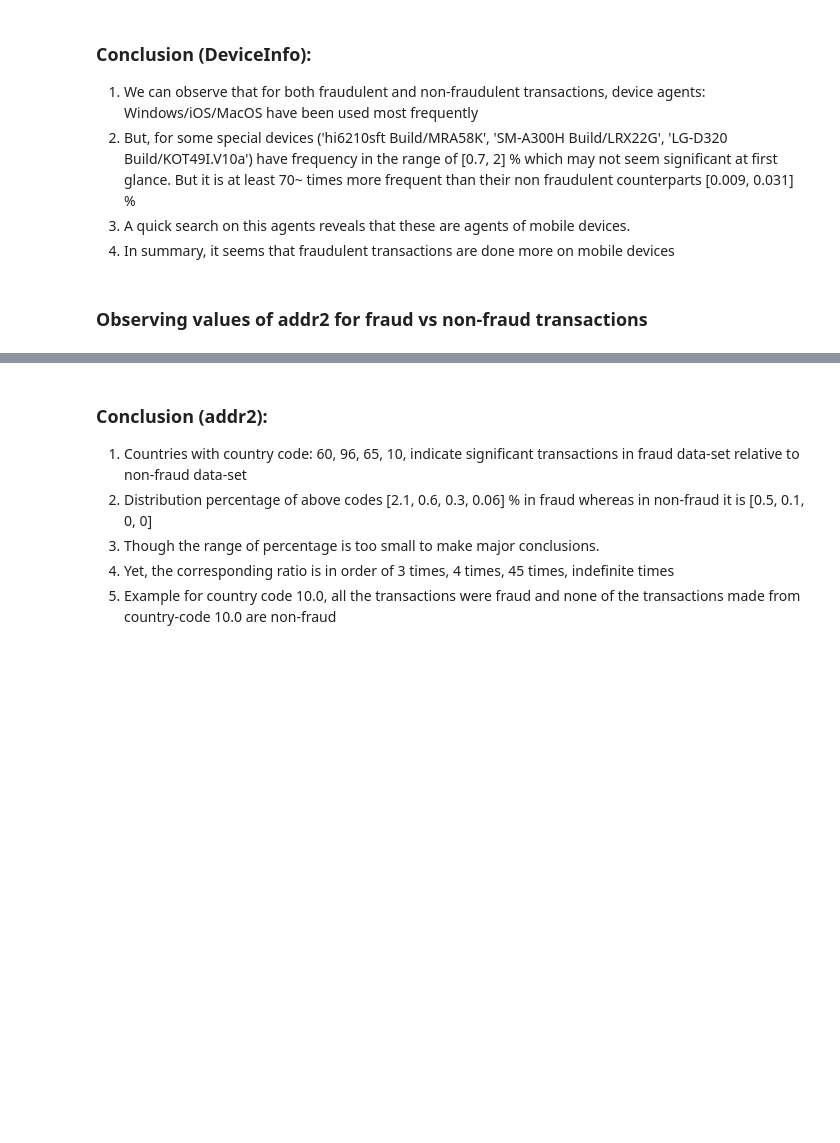
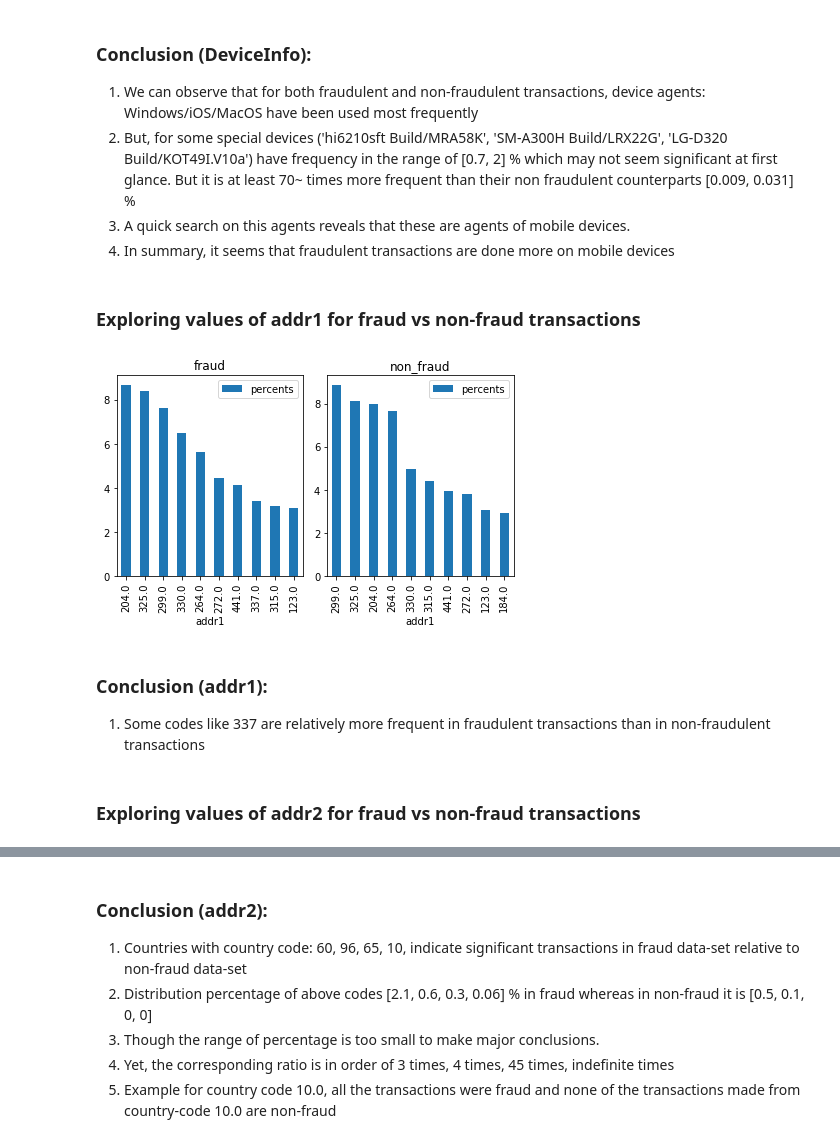
Before and after one commit to ParasAvkirkar/IEEEFraudDetection, a Jupyter notebook: analysis/analysisNotebook.ipynb, the cells around one changed output, grey strips where cells are left out. Saved outputs shown, nothing was run; the diff lists cells and outputs as text; code cells hidden in the pictures; blank space fills up the shorter version.

```diff
--- a/analysis/analysisNotebook.ipynb
+++ b/analysis/analysisNotebook.ipynb
@@ -199,8 +266,35 @@ Percentage for agent: LG-D320 Build/KOT49I.V10a, fraud: 0.709, non-fraud: 0.009
 2.  But, for some special devices ('hi6210sft Build/MRA58K', 'SM-A300H Build/LRX22G', 'LG-D320 Build/KOT49I.V10a') have frequency in the range of [0.7, 2] % which may not seem significant at first glance. But it is at least 70~ times more frequent than their non fraudulent counterparts [0.009, 0.031] %
 3.  A quick search on this agents reveals that these are agents of mobile devices.
 4.  In summary, it seems that fraudulent transactions are done more on mobile devices
+# %% [markdown]
+### Exploring values of addr1 for fraud vs non-fraud transactions ###
+# %%
+fraud_addr1_freq = fraudulent_df.addr1.value_counts().sort_values(ascending=False)
+fraud_addr1_freq = fraud_addr1_freq.rename_axis('addr1').reset_index(name='freq')
+fraud_addr1_freq['percents'] = fraud_addr1_freq['freq'] * 100.0 / fraud_addr1_freq.freq.sum()
+
+non_fraud_addr1_freq = non_fraudulent_df.addr1.value_counts().sort_values(ascending=False)
+non_fraud_addr1_freq = non_fraud_addr1_freq.rename_axis('addr1').reset_index(name='freq')
+non_fraud_addr1_freq['percents'] = non_fraud_addr1_freq['freq'] * 100.0 / non_fraud_addr1_freq.freq.sum()
+
+fraud_addr1_freq = fraud_addr1_freq[0:10]
+non_fraud_addr1_freq = non_fraud_addr1_freq[0:10]
+
+figures, axes = plt.subplots(1, 2)
+fraud_addr1_freq[['addr1', 'percents']].plot.bar(x='addr1', y = ['percents'], ax=axes[0])
+non_fraud_addr1_freq[['addr1', 'percents']].plot.bar(x='addr1', y = ['percents'], ax=axes[1])
+
+axes[0].set_title('fraud')
+axes[1].set_title('non_fraud')
+
+plt.tight_layout()
+# %% [output]
+[figure, added]
+# %% [markdown]
+### Conclusion (addr1): ###
+1.  Some codes like 337 are relatively more frequent in fraudulent transactions than in non-fraudulent transactions
 # %% [markdown]
-### Observing values of addr2 for fraud vs non-fraud transactions ###
+### Exploring values of addr2 for fraud vs non-fraud transactions ###
 # %%
 fraud_addr2_freq = fraudulent_df.addr2.value_counts().sort_values(ascending=False)
 fraud_addr2_freq = fraud_addr2_freq.rename_axis('addr2').reset_index(name='addr2_counts')
```
Also changed, not shown: parts of 16 cells of this notebook, 1 other file.
